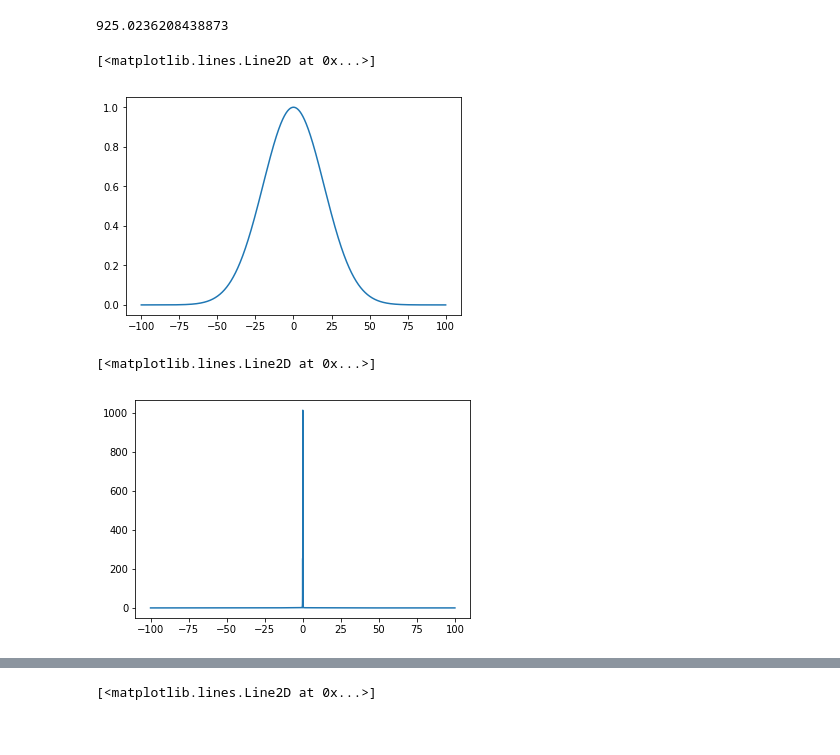
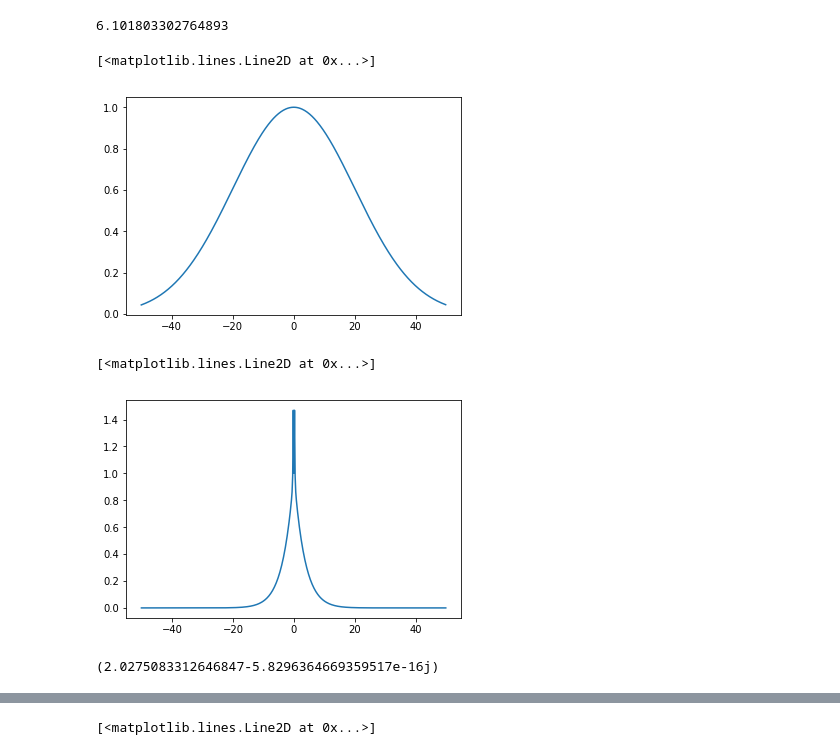
Before and after one commit to hbhat4000/LevySDE, a Jupyter notebook: asymptotics/levyexppar.ipynb, the cells around one changed output, grey strips where cells are left out. Cells and saved outputs as stored; diff of their text form; code cells hidden in the pictures.

```diff
--- a/asymptotics/levyexppar.ipynb
+++ b/asymptotics/levyexppar.ipynb
@@ -18,9 +18,8 @@ def f(x,s,h):
     return np.exp(1j*s*h*drift(x) - h*np.abs(s)*diff(x))
 # %%
 # set up grids of s and u values
-smin = -100
-smax = 100
-sres = 10000
-ds = (smax-smin)/sres
-svec = smin + ds*np.arange(sres)
+smax = 50
+sres = 500
+ds = 2*smax/sres
+svec = -smax + ds*np.arange(sres)
 uvec = np.copy(svec)
@@ -27,6 +30,6 @@ uvec = np.copy(svec)
 # %%
 # set the value of h
-thish = 0.01
+thish = 0.25
 
 # set the initial condition parameters
 mymean = 0.5
@@ -41,7 +44,7 @@ def initpcf(s):
     return np.exp(1j*mymean*s - 0.5*(mysd*s)**2)
 # %%
 # set up x grid for integration
-Nx = 128
+Nx = 256
 L = 12.8
 dx = L/Nx
 xvec = np.arange(-L/2,L/2,dx)
@@ -105,15 +108,20 @@ timetaken = time.time() - curtime
 print(timetaken)
 pool.close()
 # %% [output]
-925.0236208438873
+6.101803302764893
 # %%
 plt.plot(svec, np.abs(initpcf(svec)))
 # %% [output]
 [<matplotlib.lines.Line2D at 0x...>]
-[figure, old version]
+[figure, new version]
 # %%
-cf = (ds**2)*np.dot(kernelmat,np.dot(kernelmat, initpcf(svec)))
+cf = initpcf(svec)
+cf = ds*np.dot(kernelmat,cf)
 plt.plot(svec, np.abs(cf))
 # %% [output]
 [<matplotlib.lines.Line2D at 0x...>]
-[figure, old version]
+[figure, new version]
+# %%
+kernelmat[sres//2+3,sres//2+3]
+# %% [output]
+(2.0275083312646847-5.8296364669359517e-16j)
```
Also changed, not shown: parts of 4 cells of this notebook, 5 other files.
